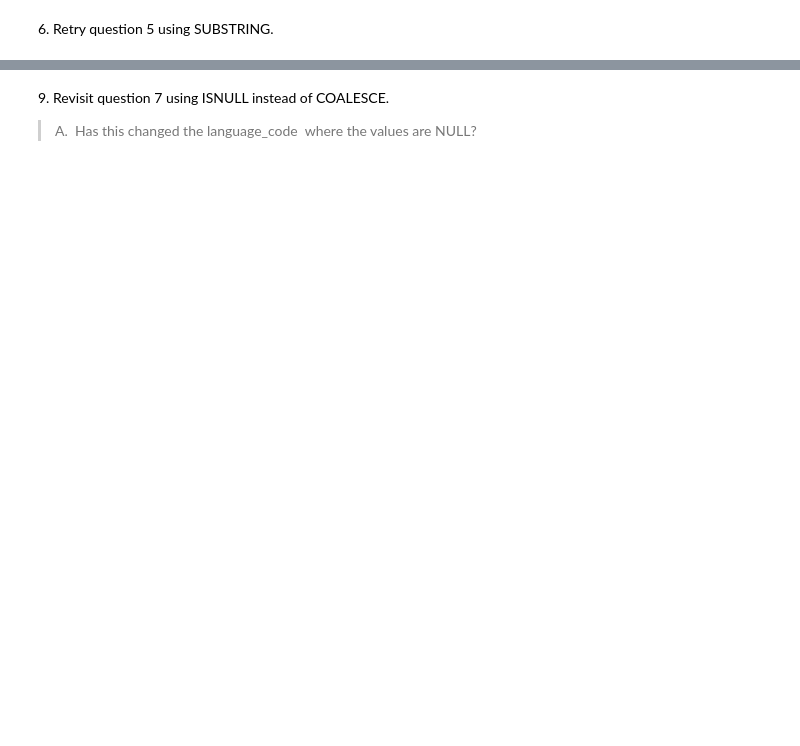
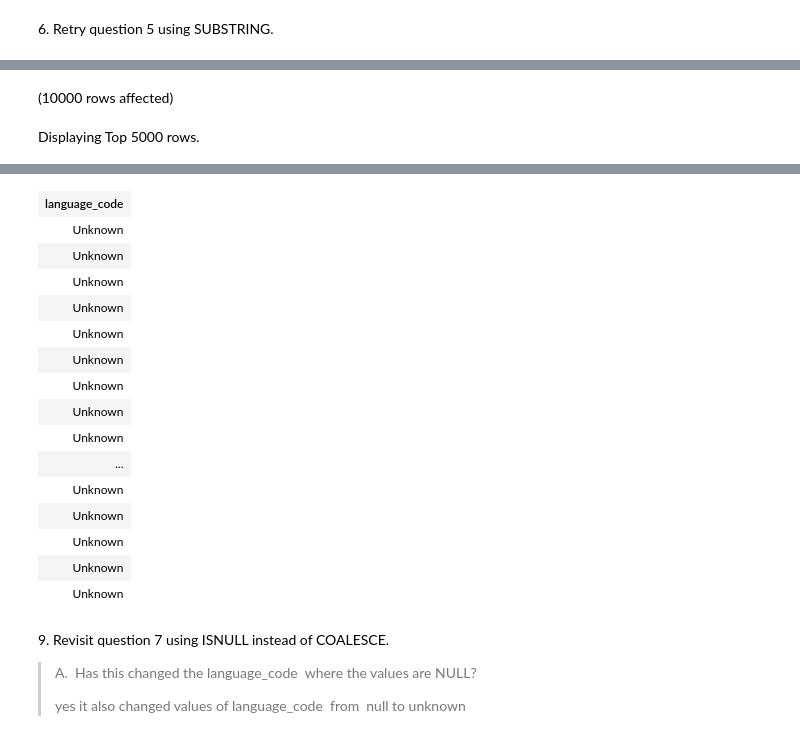
Before and after one commit to souji1991/SQL-Part-2-Studio, a Jupyter notebook: SQL-Part-2-Studio.ipynb, the cells around one changed output, grey strips where cells are left out. Drawn from its saved outputs; the diff is of its cells as text; code cells hidden in the pictures; blank space fills up the shorter version.

```diff
--- a/SQL-Part-2-Studio.ipynb
+++ b/SQL-Part-2-Studio.ipynb
@@ -100,0 +159,5 @@ Total execution time: 00:00:00.057
+# %%
+SELECT COALESCE (NULL,'Unknown') language_code  FROM BooksDB.dbo.books
+# %% [output]
+(10000 rows affected)
+Displaying Top 5000 rows.
@@ -101,4 +165,22 @@ Total execution time: 00:00:00.057
+| language_code |
+| Unknown |
+| Unknown |
+| Unknown |
+| Unknown |
+| Unknown |
+| Unknown |
+| Unknown |
+| Unknown |
+| Unknown |
+| ... |
+| Unknown |
+| Unknown |
+| Unknown |
+| Unknown |
+| Unknown |
 # %% [markdown]
 9\. Revisit question 7 using ISNULL instead of COALESCE.
 
 > A.  Has this changed the language\_code  where the values are NULL?
+>
+> yes it also changed values of language\_code  from  null to unknown
```
Also changed, not shown: parts of 18 cells of this notebook.
